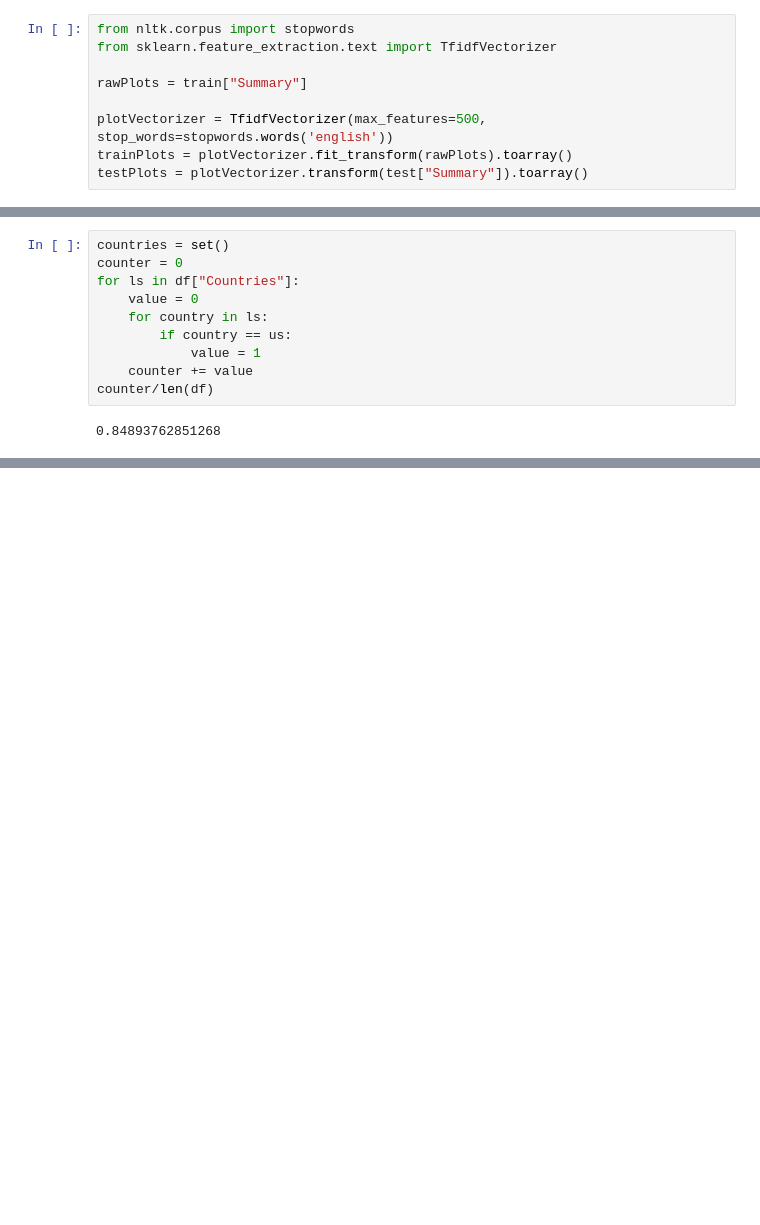
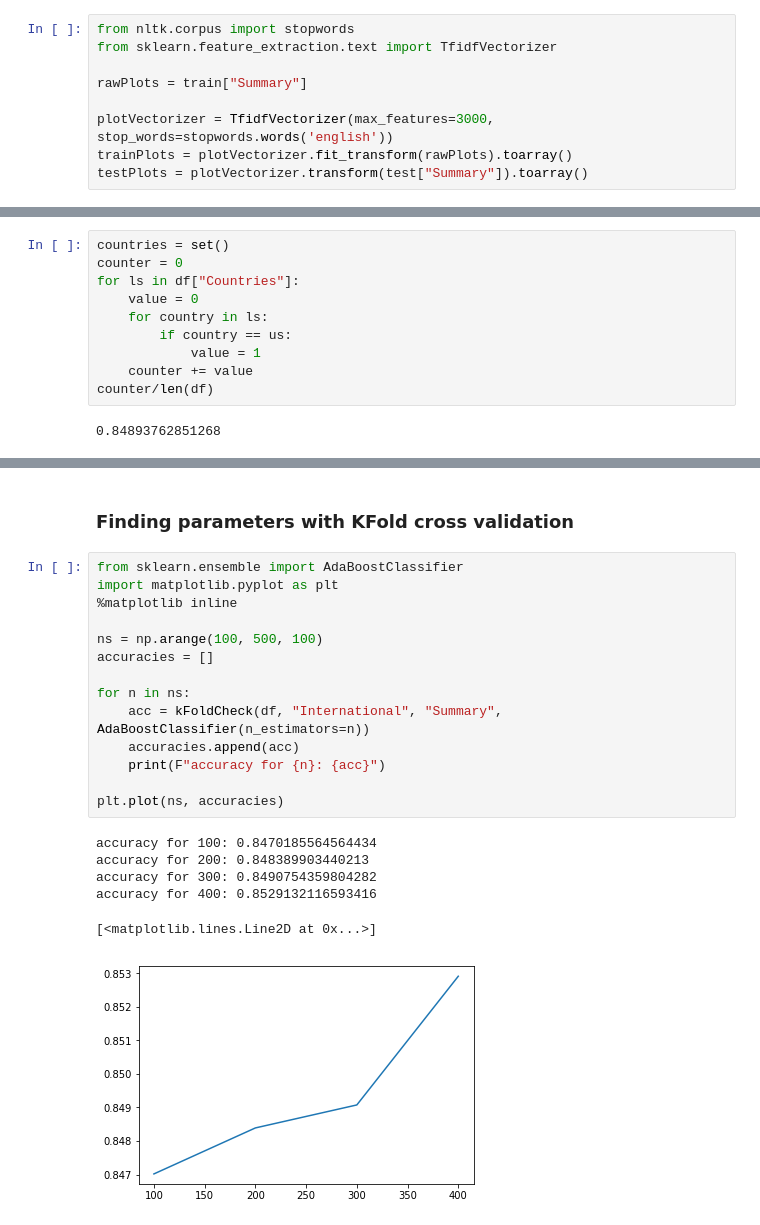
Before and after one commit to EoinDoherty/MLProject, a Jupyter notebook: EoinNLPCleaning.ipynb, the cells around one changed output, grey strips where cells are left out. Cells and saved outputs as stored; diff of their text form; blank space fills up the shorter version.

```diff
--- a/EoinNLPCleaning.ipynb
+++ b/EoinNLPCleaning.ipynb
@@ -77,7 +133,7 @@ from sklearn.feature_extraction.text import TfidfVectorizer
 
 rawPlots = train["Summary"]
 
-plotVectorizer = TfidfVectorizer(max_features=500, stop_words=stopwords.words('english'))
+plotVectorizer = TfidfVectorizer(max_features=3000, stop_words=stopwords.words('english'))
 trainPlots = plotVectorizer.fit_transform(rawPlots).toarray()
 testPlots = plotVectorizer.transform(test["Summary"]).toarray()
 # %%
@@ -191,0 +285,23 @@ counter/len(df)
+# %% [markdown]
+### Finding parameters with KFold cross validation
+# %%
+from sklearn.ensemble import AdaBoostClassifier
+import matplotlib.pyplot as plt
+%matplotlib inline
+
+ns = np.arange(100, 500, 100)
+accuracies = []
+
+for n in ns:
+    acc = kFoldCheck(df, "International", "Summary", AdaBoostClassifier(n_estimators=n))
+    accuracies.append(acc)
+    print(F"accuracy for {n}: {acc}")
+
+plt.plot(ns, accuracies)
+# %% [output]
+accuracy for 100: 0.8470185564564434
+accuracy for 200: 0.848389903440213
+accuracy for 300: 0.8490754359804282
+accuracy for 400: 0.8529132116593416
+[<matplotlib.lines.Line2D at 0x...>]
+[figure, added]
```
Also changed, not shown: parts of 19 cells of this notebook, 1 other file.
